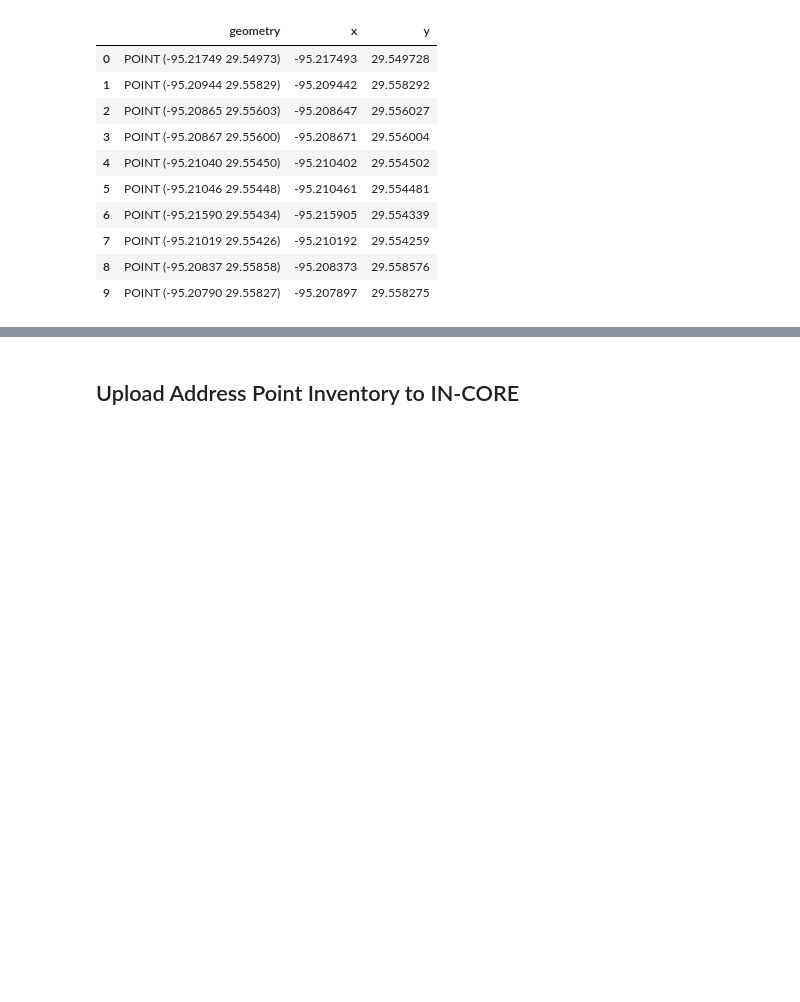
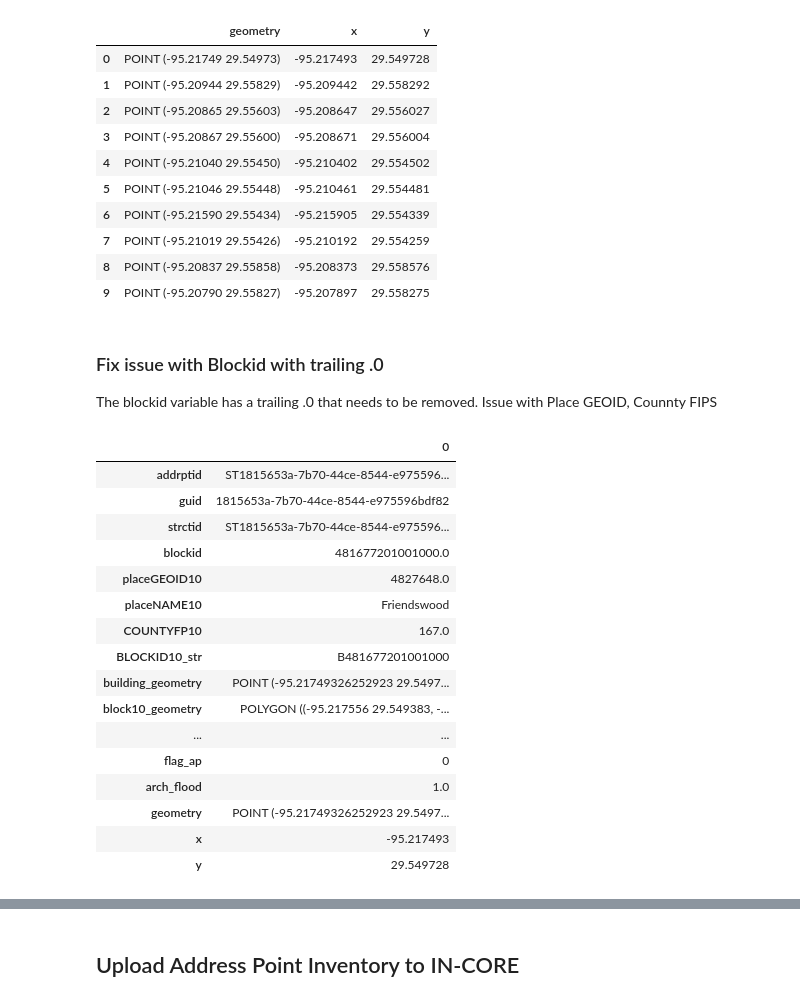
Before and after one commit to npr99/intersect-community-data, a Jupyter notebook: ncoda_07bv1_addresspoint_workflow.ipynb, the cells around one changed output, grey strips where cells are left out. Cells and saved outputs as stored; diff of their text form; code cells hidden in the pictures; blank space fills up the shorter version.

```diff
--- a/ncoda_07bv1_addresspoint_workflow.ipynb
+++ b/ncoda_07bv1_addresspoint_workflow.ipynb
@@ -1284,3 +1281,27 @@ address_point_gdf[['geometry','x','y']].head(10)
 | 7 | POINT (-95.21019 29.55426) | -95.210192 | 29.554259 |
 | 8 | POINT (-95.20837 29.55858) | -95.208373 | 29.558576 |
 | 9 | POINT (-95.20790 29.55827) | -95.207897 | 29.558275 |
+# %% [markdown]
+### Fix issue with Blockid with trailing .0
+The blockid variable has a trailing .0 that needs to be removed.
+Issue with Place GEOID, Counnty FIPS
+# %%
+address_point_gdf.head(1).T
+# %% [output]
+|  | 0 |
+| addrptid | ST1815653a-7b70-44ce-8544-e975596... |
+| guid | 1815653a-7b70-44ce-8544-e975596bdf82 |
+| strctid | ST1815653a-7b70-44ce-8544-e975596... |
+| blockid | 481677201001000.0 |
+| placeGEOID10 | 4827648.0 |
+| placeNAME10 | Friendswood |
+| COUNTYFP10 | 167.0 |
+| BLOCKID10_str | B481677201001000 |
+| building_geometry | POINT (-95.21749326252923 29.5497... |
+| block10_geometry | POLYGON ((-95.217556 29.549383, -... |
+| ... | ... |
+| flag_ap | 0 |
+| arch_flood | 1.0 |
+| geometry | POINT (-95.21749326252923 29.5497... |
+| x | -95.217493 |
+| y | 29.549728 |
```
Also changed, not shown: parts of 14 cells of this notebook.
